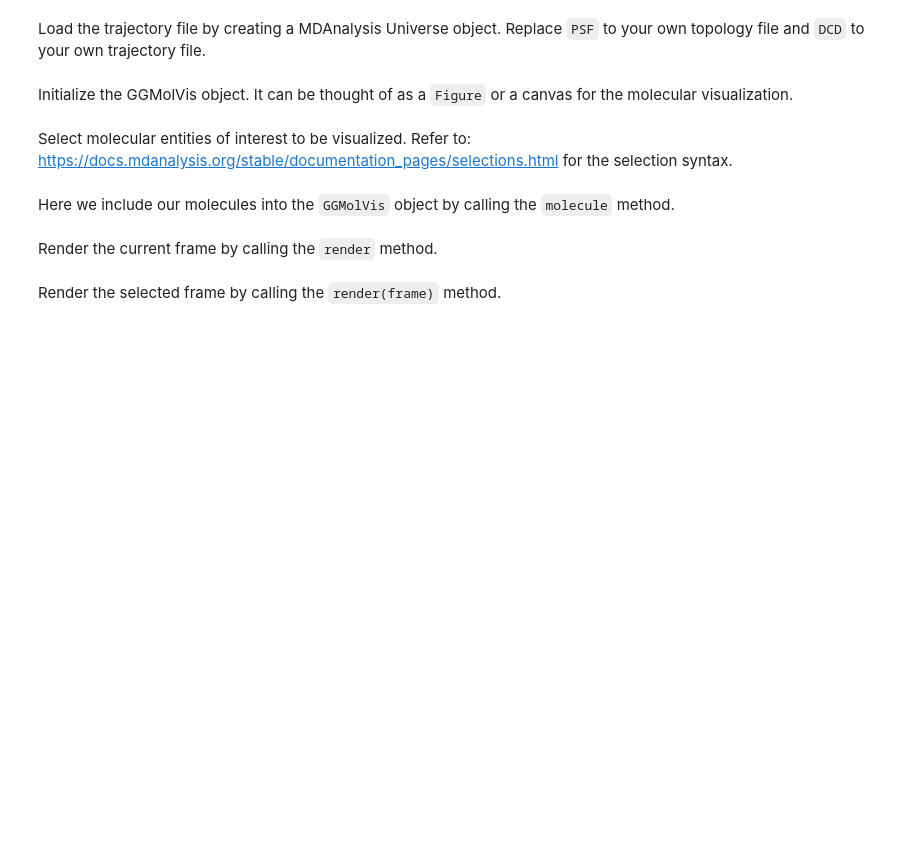
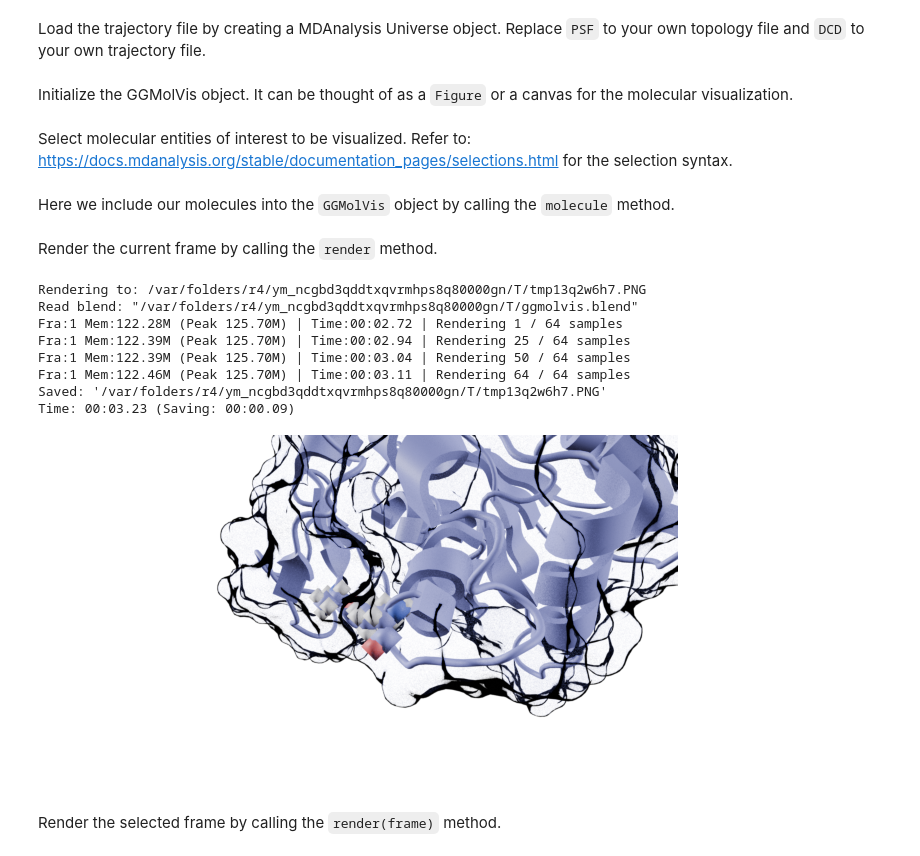
Before and after one commit to yuxuanzhuang/ggmolvis, a Jupyter notebook: examples/ggmolvis_basic.ipynb, the cells around one changed output. Drawn from its saved outputs; the diff is of its cells as text; code cells hidden in the pictures; blank space fills up the shorter version.

```diff
--- a/examples/ggmolvis_basic.ipynb
+++ b/examples/ggmolvis_basic.ipynb
@@ -54,7 +53,17 @@ protein_surface_mol = ggmv.molecule(protein_ag, style='surface', material='trans
 # %% [markdown]
 Render the current frame by calling the `render` method.
 # %%
-residue_mol.render()
+residue_mol.render(engine="EEVEE")
+# %% [output]
+Rendering to: /var/folders/r4/ym_ncgbd3qddtxqvrmhps8q80000gn/T/tmp13q2w6h7.PNG
+Read blend: "/var/folders/r4/ym_ncgbd3qddtxqvrmhps8q80000gn/T/ggmolvis.blend"
+Fra:1 Mem:122.28M (Peak 125.70M) | Time:00:02.72 | Rendering 1 / 64 samples
+Fra:1 Mem:122.39M (Peak 125.70M) | Time:00:02.94 | Rendering 25 / 64 samples
+Fra:1 Mem:122.39M (Peak 125.70M) | Time:00:03.04 | Rendering 50 / 64 samples
+Fra:1 Mem:122.46M (Peak 125.70M) | Time:00:03.11 | Rendering 64 / 64 samples
+Saved: '/var/folders/r4/ym_ncgbd3qddtxqvrmhps8q80000gn/T/tmp13q2w6h7.PNG'
+Time: 00:03.23 (Saving: 00:00.09)
+[figure, added]
 # %% [markdown]
 Render the selected frame by calling the `render(frame)` method.
 # %%
```
Also changed, not shown: parts of 10 cells of this notebook, 4 other files.
